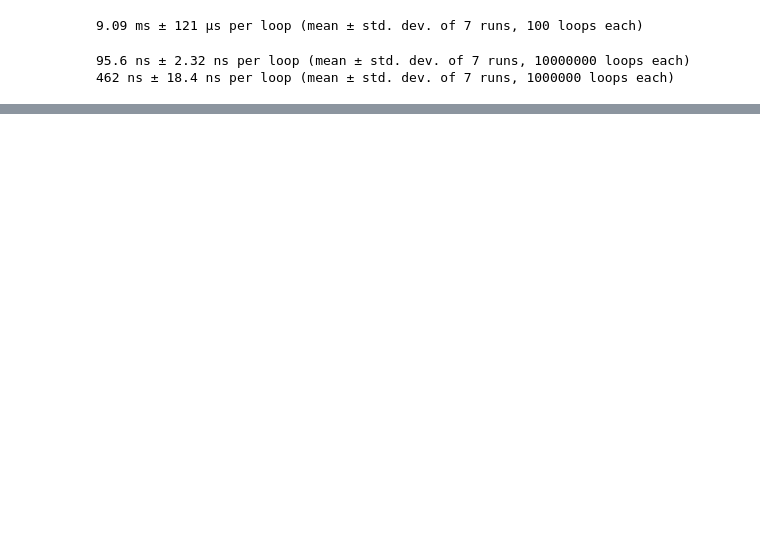
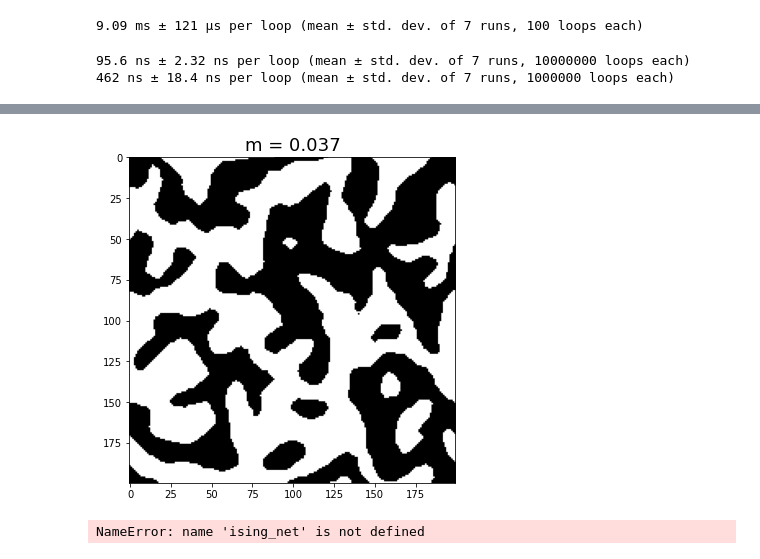
Before and after one commit to Balint831/Ising-spins-on-networks, a Jupyter notebook: main_withcython.ipynb, the cells around one changed output, grey strips where cells are left out. Drawn from its saved outputs; the diff is of its cells as text; code cells hidden in the pictures; blank space fills up the shorter version.

```diff
--- a/main_withcython.ipynb
+++ b/main_withcython.ipynb
@@ -94,0 +92,15 @@ x,y = random.choices(np.arange(N), k=2)
+# %%
+from simulate_2dGrid import *
+a = Ising2D(200, -1)
+fig, ax = plt.subplots(figsize=[8,6])
+
+for i in range(300):
+    a.oneStep(),
+    anim_grid(i, a, ax),
+    plt.savefig("pics/img%03d.png"%i)
+# %% [output]
+[figure, added]
+# %%
+ising_net
+# %% [output]
+NameError: name 'ising_net' is not defined
```
Also changed, not shown: parts of 5 cells of this notebook, 11 other files.
